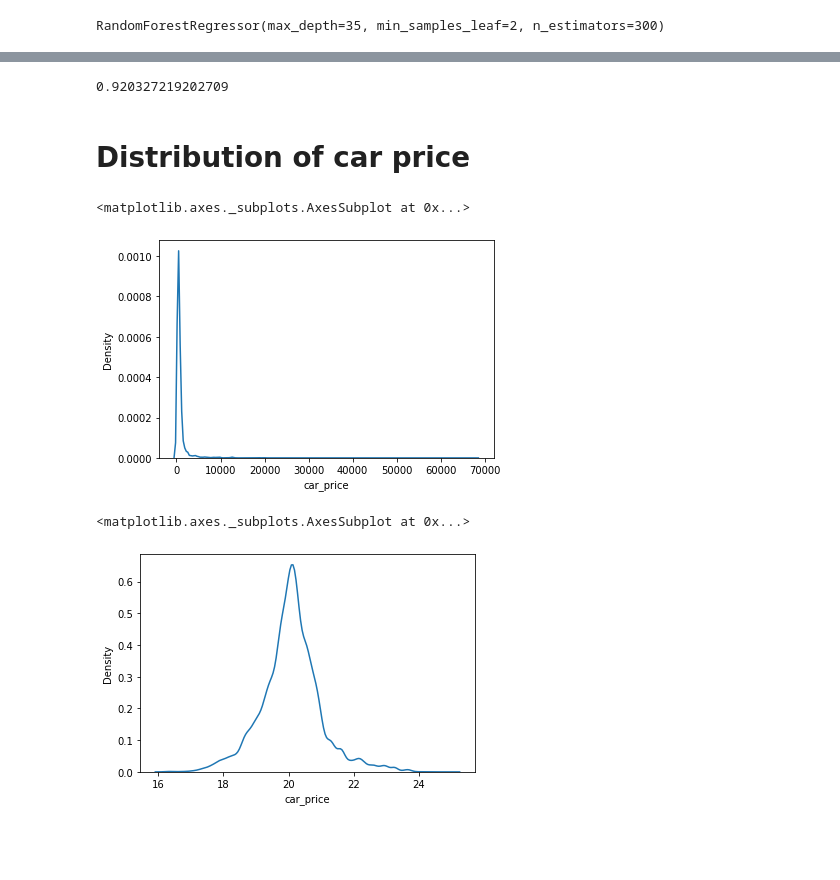
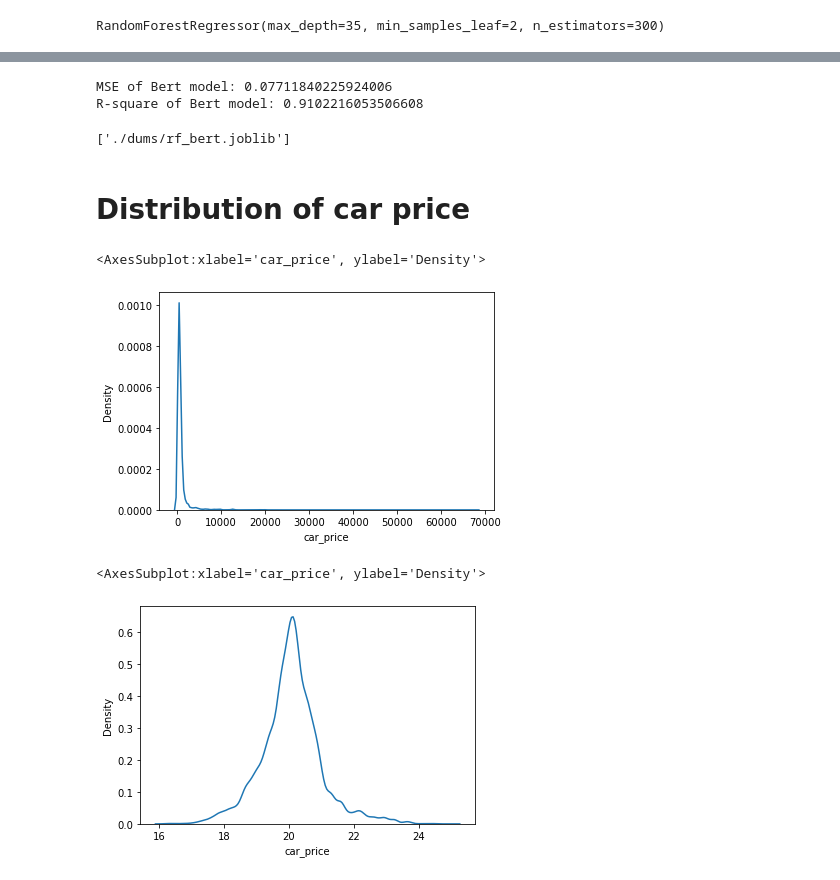
Before and after one commit to daominhkhanh20/DataScienceProject, a Jupyter notebook: Model/RandomForest.ipynb, the cells around one changed output, grey strips where cells are left out. Saved outputs shown, nothing was run; the diff lists cells and outputs as text; code cells hidden in the pictures; blank space fills up the shorter version.

Commit message:
add model RF

```diff
--- a/Model/RandomForest.ipynb
+++ b/Model/RandomForest.ipynb
@@ -71,3 +105,7 @@ ranForest = RandomForest(data,ds_bert,ds_pca)
+# %%
+data_train = pd.read_csv('./dataset/train_data.csv')
+data_test = pd.read_csv('./dataset/test_data.csv')
+ranForest = RandomForest(data_train,data_test)
 # %% [markdown]
 # RandomizedSearchCV
 # %%
@@ -188,9 +213,16 @@ r2_score(ranForest.y_test_pca, y_predict_pca)
-# %%
-#normal
-rf_normal = load('./dums/rf_normal.joblib')
-y_predict_normal = rf_normal.predict(ranForest.X_test_normal)
-r2_score(ranForest.y_test_normal, y_predict_normal)
-# %% [output]
-0.920327219202709
+# %%
+y_predict = rf_bert.predict(ranForest.X_bert_test)
+mes = mean_squared_error(ranForest.y_test, y_predict)
+rs = r2_score(ranForest.y_test, y_predict)
+print("MSE of Bert model:",mes)
+print("R-square of Bert model:",rs)
+# dump(rf_bert, './dums/rf_bert.joblib')
+# %% [output]
+MSE of Bert model: 0.07711840225924006
+R-square of Bert model: 0.9102216053506608
+# %%
+dump(rf_bert, './dums/rf_bert.joblib')
+# %% [output]
+['./dums/rf_bert.joblib']
 # %% [markdown]
 # Distribution of car price
@@ -197,10 +231,10 @@ r2_score(ranForest.y_test_normal, y_predict_normal)
 # %%
-sns.kdeplot(data.car_price/1e6)
+sns.kdeplot(data_train.car_price/1e6)
 # %% [output]
-<matplotlib.axes._subplots.AxesSubplot at 0x...>
+<AxesSubplot:xlabel='car_price', ylabel='Density'>
-[figure, old version]
+[figure, new version]
 # %%
-sns.kdeplot(y)
+sns.kdeplot(ranForest.y_train)
 # %% [output]
-<matplotlib.axes._subplots.AxesSubplot at 0x...>
+<AxesSubplot:xlabel='car_price', ylabel='Density'>
 [figure]
```
Also changed, not shown: parts of 37 cells of this notebook.
